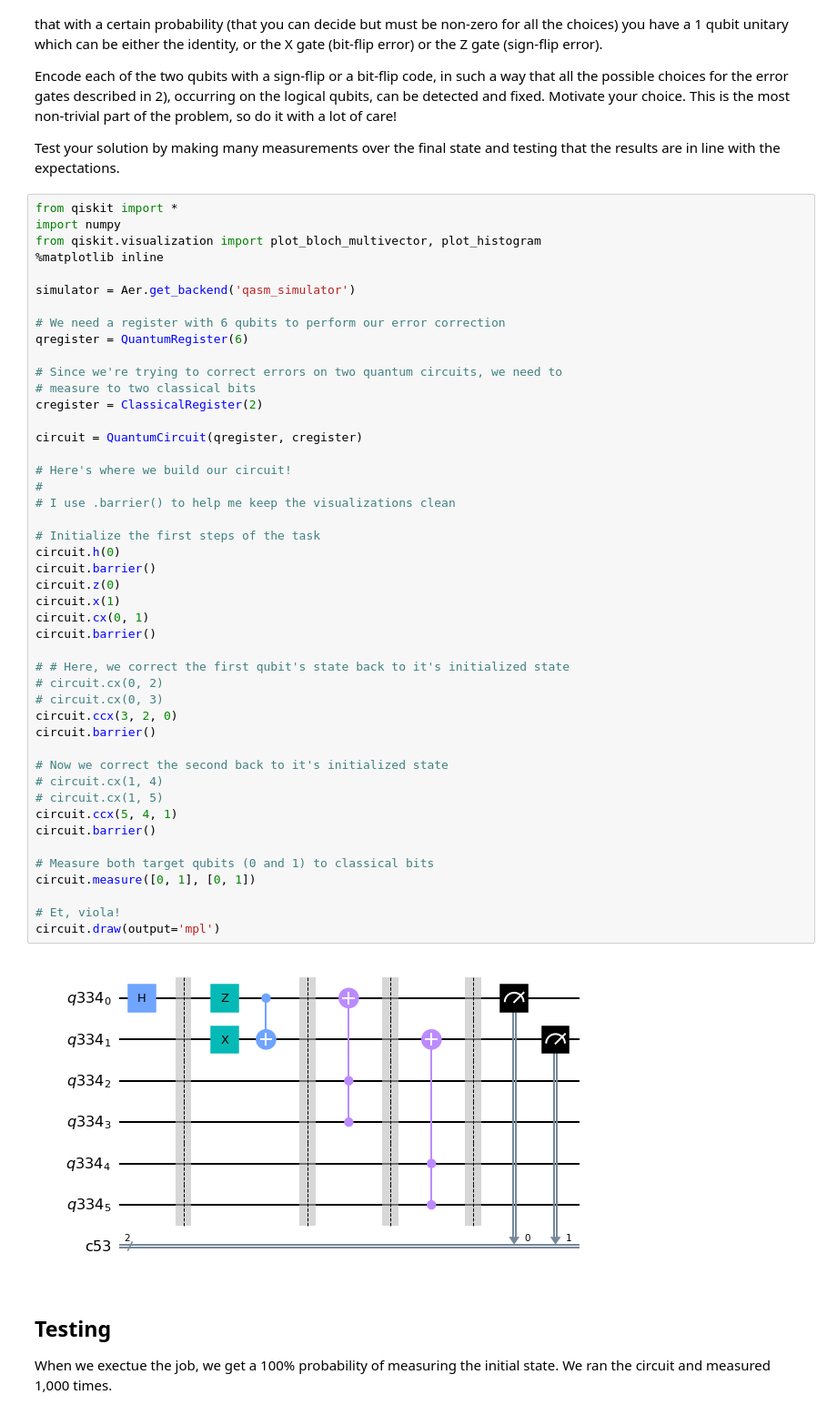
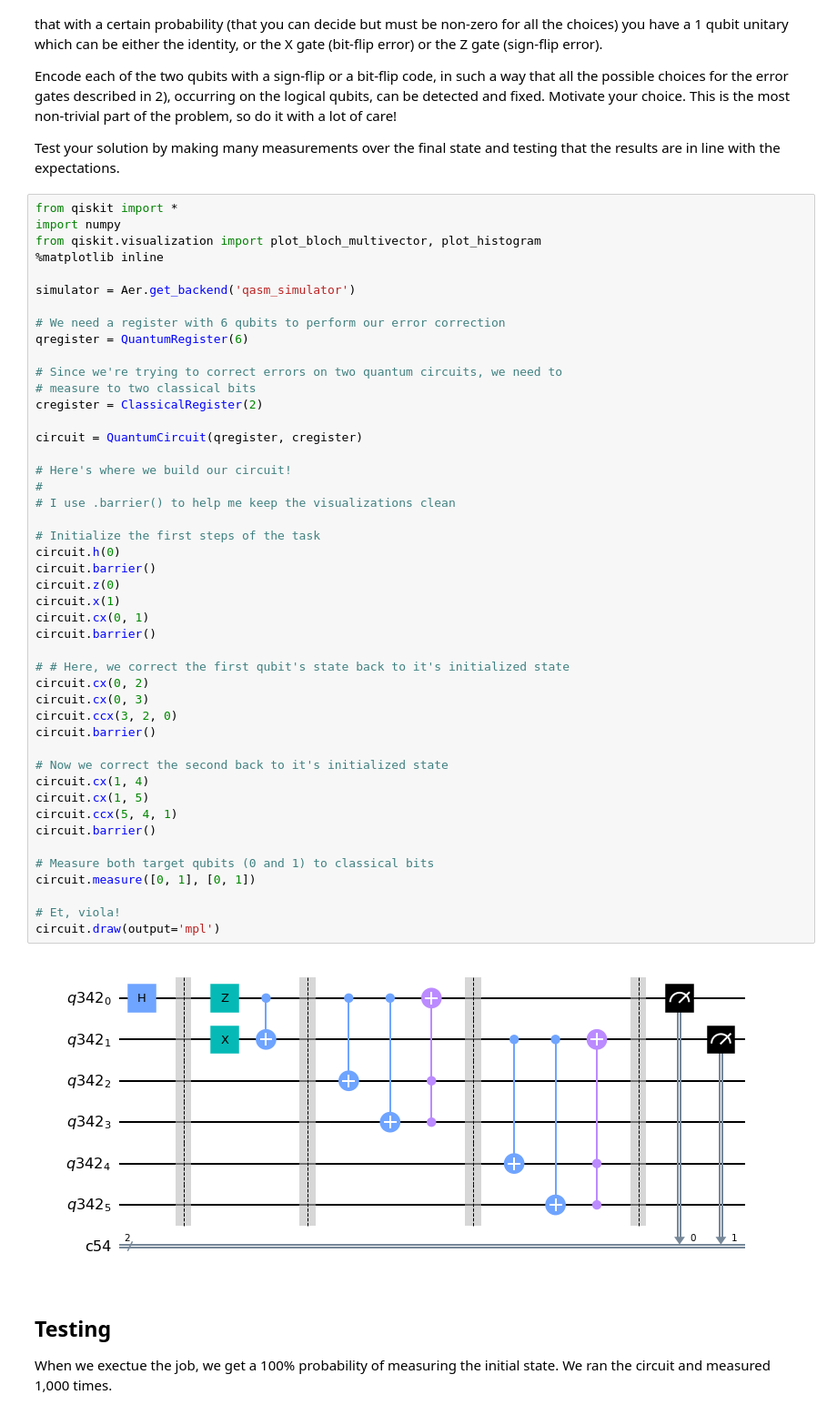
Before and after one commit to FuriouStyles/QOSF_Mentor_Screen, a Jupyter notebook: QOSF_Screening_Tasks.ipynb, the cells around one changed output. Shown at 91% size. Drawn from its saved outputs; the diff is of its cells as text.

```diff
--- a/QOSF_Screening_Tasks.ipynb
+++ b/QOSF_Screening_Tasks.ipynb
@@ -37,38 +37,38 @@ qregister = QuantumRegister(6)
 cregister = ClassicalRegister(2)
 
 circuit = QuantumCircuit(qregister, cregister)
 
 # Here's where we build our circuit!
 #
 # I use .barrier() to help me keep the visualizations clean
 
 # Initialize the first steps of the task
 circuit.h(0)
 circuit.barrier()
 circuit.z(0)
 circuit.x(1)
 circuit.cx(0, 1)
 circuit.barrier()
 
 # # Here, we correct the first qubit's state back to it's initialized state
-# circuit.cx(0, 2)
-# circuit.cx(0, 3)
+circuit.cx(0, 2)
+circuit.cx(0, 3)
 circuit.ccx(3, 2, 0)
 circuit.barrier()
 
 # Now we correct the second back to it's initialized state
-# circuit.cx(1, 4)
-# circuit.cx(1, 5)
+circuit.cx(1, 4)
+circuit.cx(1, 5)
 circuit.ccx(5, 4, 1)
 circuit.barrier()
 
 # Measure both target qubits (0 and 1) to classical bits
 circuit.measure([0, 1], [0, 1])
 
 # Et, viola!
 circuit.draw(output='mpl')
 # %% [output]
-[figure, old version]
+[figure, new version]
 # %% [markdown]
 ## Testing
 
```
Also changed, not shown: parts of 1 cell of this notebook.
